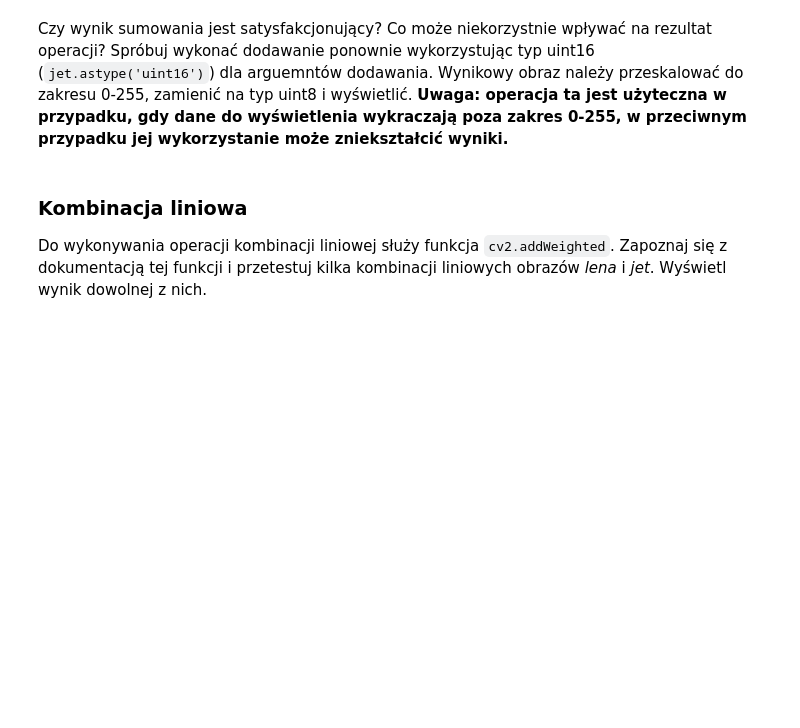
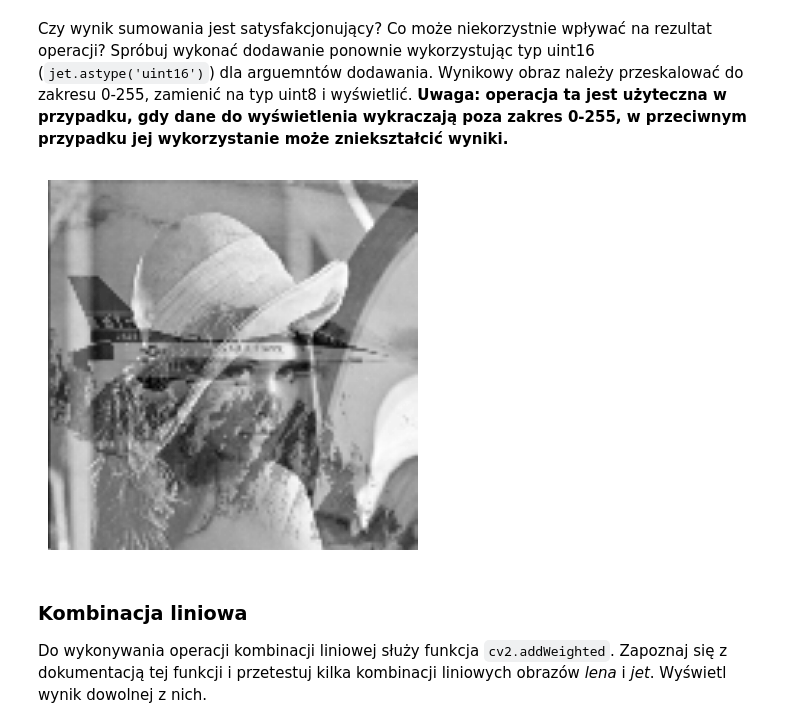
Before and after one commit to michal200292/Digital-Image-Processing, a Jupyter notebook: lab2/02_point.ipynb, the cells around one changed output. Saved outputs shown, nothing was run; the diff lists cells and outputs as text; code cells hidden in the pictures; blank space fills up the shorter version.

```diff
--- a/lab2/02_point.ipynb
+++ b/lab2/02_point.ipynb
@@ -124,10 +142,13 @@ Wynikowy obraz należy przeskalować do zakresu 0-255, zamienić na typ uint8 i
 # %%
 lena_uint16 = lena.astype('uint16')
 jet_uint16 = jet.astype('uint16')
 
 added = (lena_uint16 + jet_uint16) // 2
 added = added.astype('uint8')
 plt.imshow(added)
+plt.axis('off');
+# %% [output]
+[figure, added]
 # %% [markdown]
 ### Kombinacja liniowa
 
```
Also changed, not shown: parts of 13 cells of this notebook.
